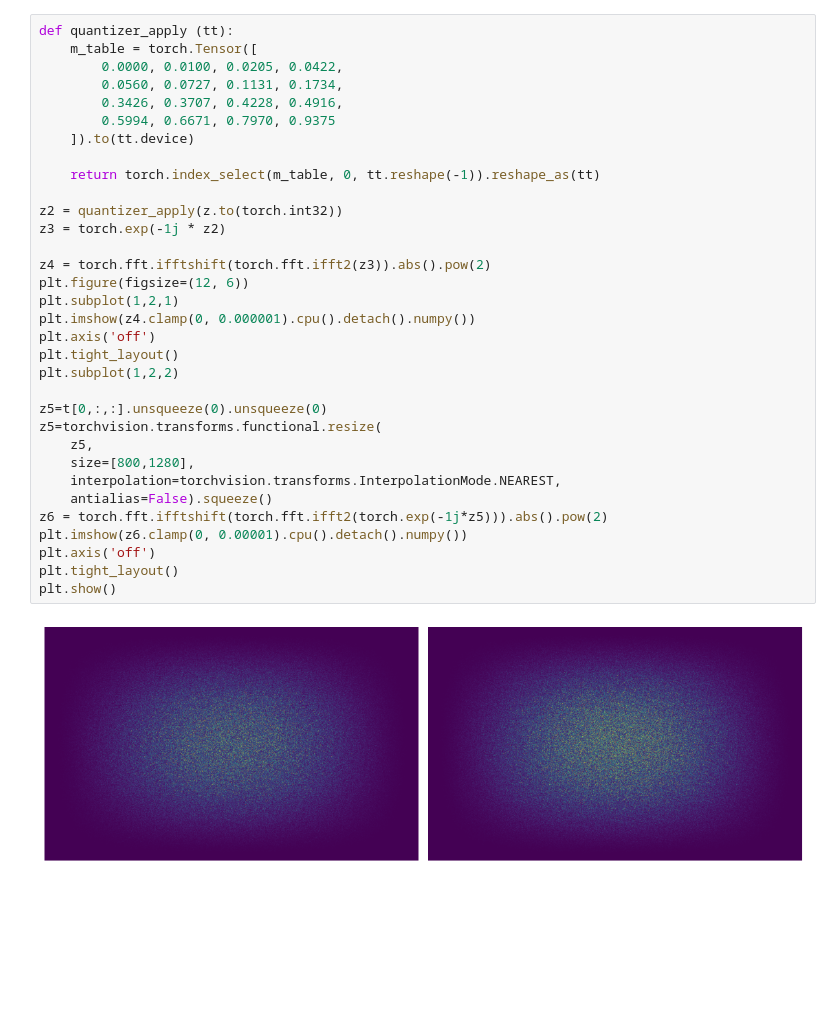
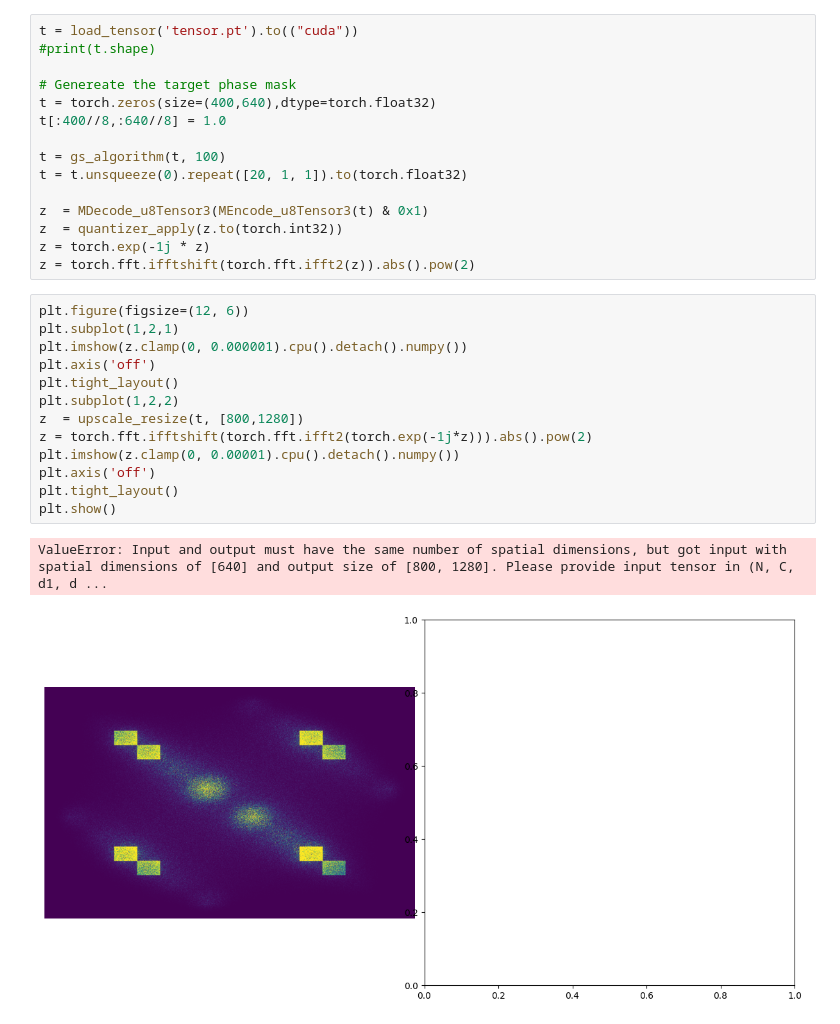
Before and after one commit to tsopeter/VM_NES_Training, a Jupyter notebook: test.ipynb, the cells around one changed output. Cells and saved outputs as stored; diff of their text form; blank space fills up the shorter version.

```diff
--- a/test.ipynb
+++ b/test.ipynb
@@ -146,35 +176,31 @@ torch.Size([400, 640])
+# %%
+t = load_tensor('tensor.pt').to(("cuda"))
+#print(t.shape)
+
+# Genereate the target phase mask
+t = torch.zeros(size=(400,640),dtype=torch.float32)
+t[:400//8,:640//8] = 1.0
+
+t = gs_algorithm(t, 100)
+t = t.unsqueeze(0).repeat([20, 1, 1]).to(torch.float32)
+
+z  = MDecode_u8Tensor3(MEncode_u8Tensor3(t) & 0x1)
+z  = quantizer_apply(z.to(torch.int32))
+z = torch.exp(-1j * z)
+z = torch.fft.ifftshift(torch.fft.ifft2(z)).abs().pow(2)
 # %%
-def quantizer_apply (tt):
-    m_table = torch.Tensor([
-        0.0000, 0.0100, 0.0205, 0.0422,
-        0.0560, 0.0727, 0.1131, 0.1734,
-        0.3426, 0.3707, 0.4228, 0.4916,
-        0.5994, 0.6671, 0.7970, 0.9375
-    ]).to(tt.device)
-
-    return torch.index_select(m_table, 0, tt.reshape(-1)).reshape_as(tt)
-
-z2 = quantizer_apply(z.to(torch.int32))
-z3 = torch.exp(-1j * z2)
-
-z4 = torch.fft.ifftshift(torch.fft.ifft2(z3)).abs().pow(2)
 plt.figure(figsize=(12, 6))
 plt.subplot(1,2,1)
-plt.imshow(z4.clamp(0, 0.000001).cpu().detach().numpy())
+plt.imshow(z.clamp(0, 0.000001).cpu().detach().numpy())
 plt.axis('off')
 plt.tight_layout()
 plt.subplot(1,2,2)
-
-z5=t[0,:,:].unsqueeze(0).unsqueeze(0)
-z5=torchvision.transforms.functional.resize(
-    z5,
-    size=[800,1280],
-    interpolation=torchvision.transforms.InterpolationMode.NEAREST,
-    antialias=False).squeeze()
-z6 = torch.fft.ifftshift(torch.fft.ifft2(torch.exp(-1j*z5))).abs().pow(2)
-plt.imshow(z6.clamp(0, 0.00001).cpu().detach().numpy())
+z  = upscale_resize(t, [800,1280])
+z = torch.fft.ifftshift(torch.fft.ifft2(torch.exp(-1j*z))).abs().pow(2)
+plt.imshow(z.clamp(0, 0.00001).cpu().detach().numpy())
 plt.axis('off')
 plt.tight_layout()
 plt.show()
 # %% [output]
+ValueError: Input and output must have the same number of spatial dimensions, but got input with spatial dimensions of [640] and output size of [800, 1280]. Please provide input tensor in (N, C, d1, d ...
-[figure, old version]
+[figure, new version]
```
Also changed, not shown: parts of 2 cells of this notebook, 2 other files.
